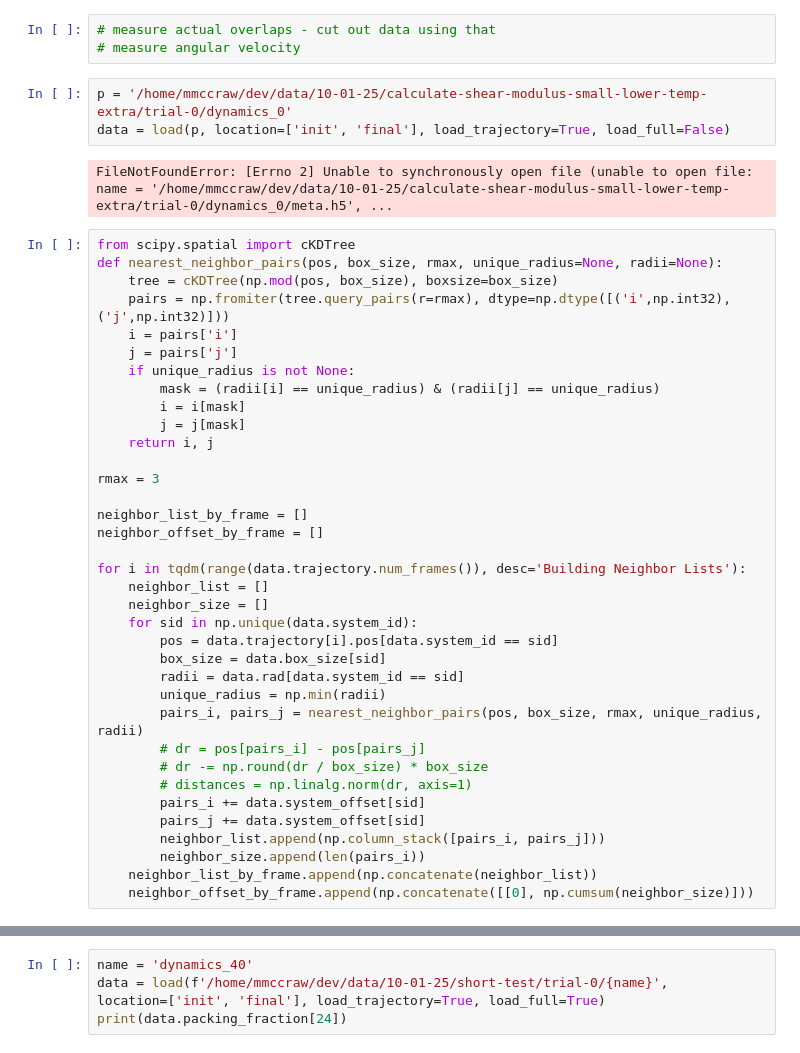
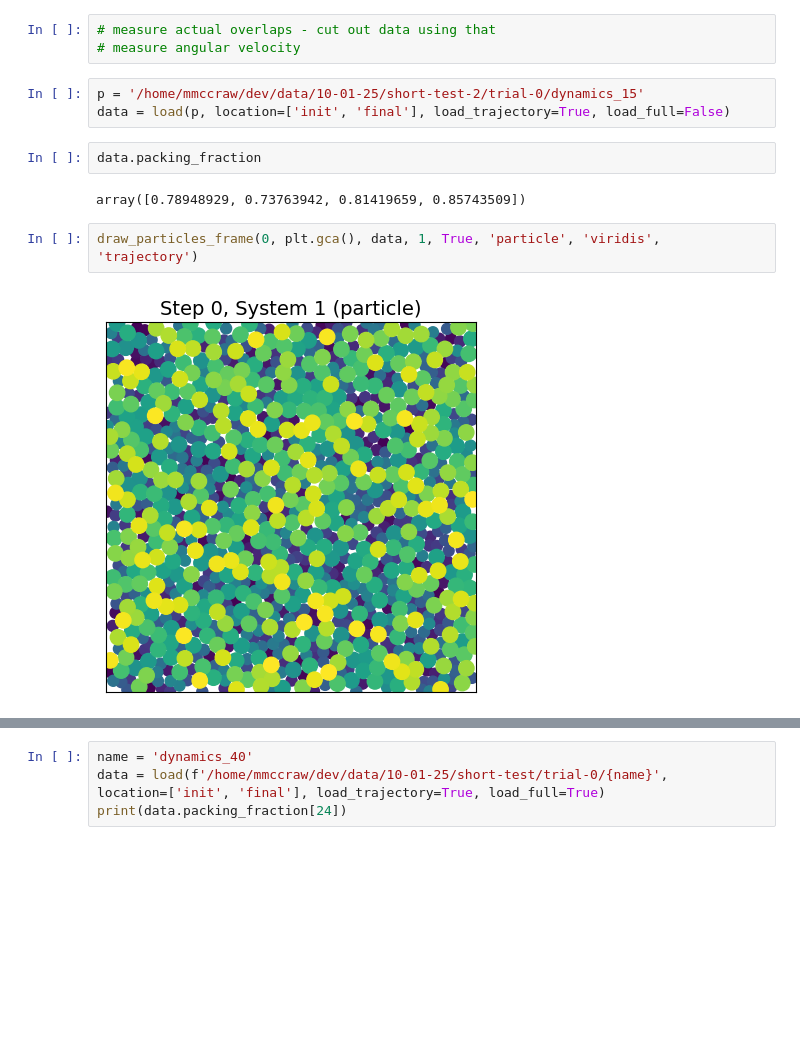
Before and after one commit to mmccraw98/notebooks-fall-25, a Jupyter notebook: 10/calculate-shear-modulus/analyze.ipynb, the cells around one changed output, grey strips where cells are left out. Saved outputs shown, nothing was run; the diff lists cells and outputs as text; blank space fills up the shorter version.

```diff
--- a/10/calculate-shear-modulus/analyze.ipynb
+++ b/10/calculate-shear-modulus/analyze.ipynb
@@ -229,43 +229,13 @@ for nv in nv_unique:
 # measure actual overlaps - cut out data using that
 # measure angular velocity
 # %%
-p = '/home/mmccraw/dev/data/10-01-25/calculate-shear-modulus-small-lower-temp-extra/trial-0/dynamics_0'
+p = '/home/mmccraw/dev/data/10-01-25/short-test-2/trial-0/dynamics_15'
 data = load(p, location=['init', 'final'], load_trajectory=True, load_full=False)
-# %% [output]
-FileNotFoundError: [Errno 2] Unable to synchronously open file (unable to open file: name = '/home/mmccraw/dev/data/10-01-25/calculate-shear-modulus-small-lower-temp-extra/trial-0/dynamics_0/meta.h5', ...
-# %%
-from scipy.spatial import cKDTree
-def nearest_neighbor_pairs(pos, box_size, rmax, unique_radius=None, radii=None):
-    tree = cKDTree(np.mod(pos, box_size), boxsize=box_size)
-    pairs = np.fromiter(tree.query_pairs(r=rmax), dtype=np.dtype([('i',np.int32),('j',np.int32)]))
-    i = pairs['i']
-    j = pairs['j']
-    if unique_radius is not None:
-        mask = (radii[i] == unique_radius) & (radii[j] == unique_radius)
-        i = i[mask]
-        j = j[mask]
-    return i, j
-
-rmax = 3
-
-neighbor_list_by_frame = []
-neighbor_offset_by_frame = []
-
-for i in tqdm(range(data.trajectory.num_frames()), desc='Building Neighbor Lists'):
-    neighbor_list = []
-    neighbor_size = []
-    for sid in np.unique(data.system_id):
-        pos = data.trajectory[i].pos[data.system_id == sid]
-        box_size = data.box_size[sid]
-        radii = data.rad[data.system_id == sid]
-        unique_radius = np.min(radii)
-        pairs_i, pairs_j = nearest_neighbor_pairs(pos, box_size, rmax, unique_radius, radii)
-        # dr = pos[pairs_i] - pos[pairs_j]
-        # dr -= np.round(dr / box_size) * box_size
-        # distances = np.linalg.norm(dr, axis=1)
-        pairs_i += data.system_offset[sid]
-        pairs_j += data.system_offset[sid]
-        neighbor_list.append(np.column_stack([pairs_i, pairs_j]))
-        neighbor_size.append(len(pairs_i))
-    neighbor_list_by_frame.append(np.concatenate(neighbor_list))
-    neighbor_offset_by_frame.append(np.concatenate([[0], np.cumsum(neighbor_size)]))
+# %%
+data.packing_fraction
+# %% [output]
+array([0.78948929, 0.73763942, 0.81419659, 0.85743509])
+# %%
+draw_particles_frame(0, plt.gca(), data, 1, True, 'particle', 'viridis', 'trajectory')
+# %% [output]
+[figure, added]
```
Also changed, not shown: parts of 20 cells of this notebook, 4 other files.
